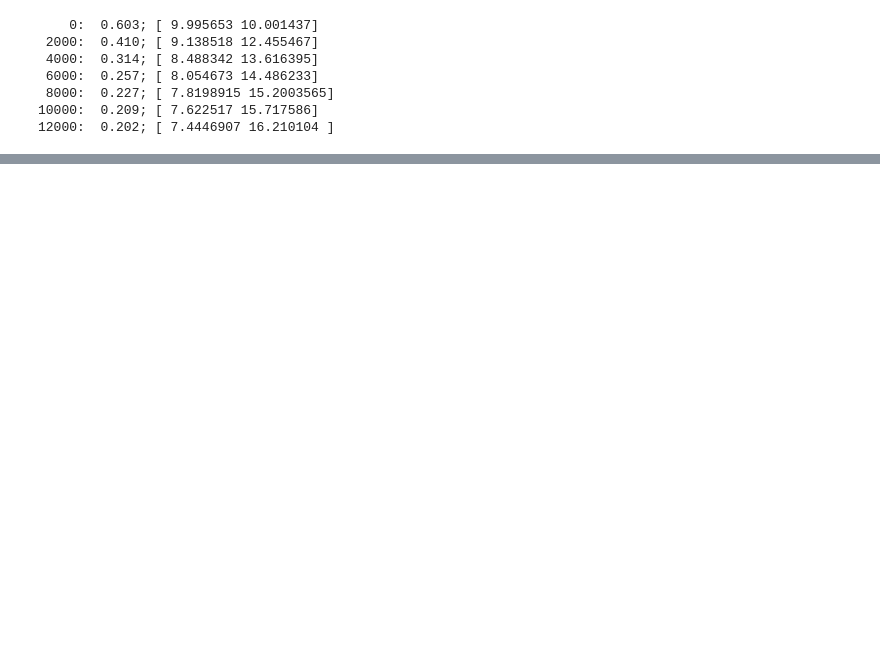
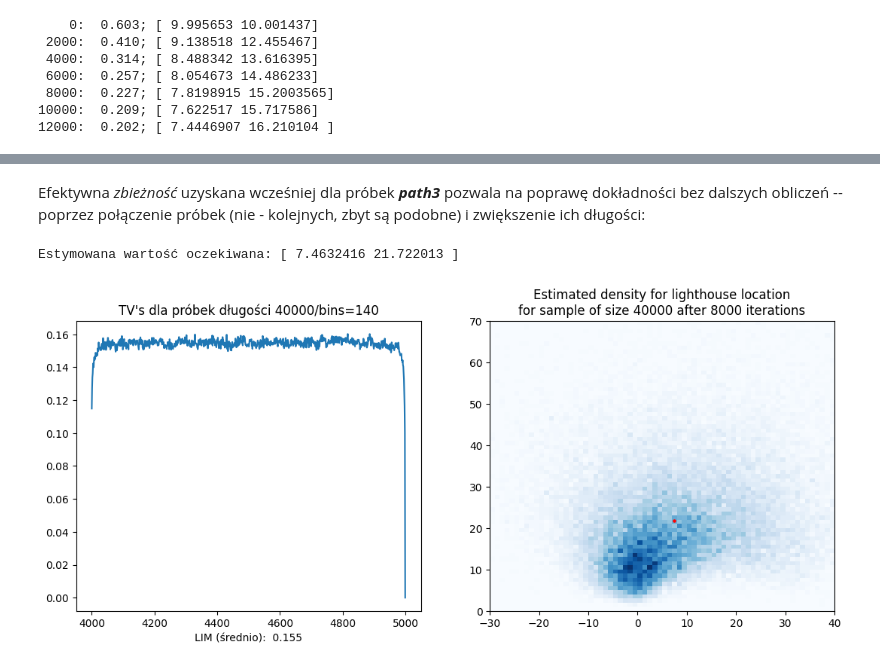
Before and after one commit to GrzegorzAndrzejczak/Programowanie-w-Pythonie, a Jupyter notebook: CASE-lighthouse.ipynb, the cells around one changed output, grey strips where cells are left out. Saved outputs shown, nothing was run; the diff lists cells and outputs as text; code cells hidden in the pictures; blank space fills up the shorter version.

```diff
--- a/CASE-lighthouse.ipynb
+++ b/CASE-lighthouse.ipynb
@@ -184,0 +181,33 @@ f"for sample of size {nwalkers} after {nsteps} iterations");
+# %% [markdown]
+Efektywna *zbieżność* uzyskana wcześniej dla próbek **_path3_** pozwala na poprawę dokładności bez dalszych obliczeń -- poprzez połączenie próbek (nie - kolejnych, zbyt są podobne) i zwiększenie ich długości:
+# %%
+nburn, nsteps, dist = 4000, 8000, 1000
+paths_ = paths3      # tylko próbki z grupy granicznej - ale z PRZESKOKIEM - co 1000
+n_rang = np.arange(nburn,nburn+dist)
+tvs = np.empty_like(n_rang, dtype=np.float32)
+res =np.asarray([np.vstack([paths_[i],paths_[i+dist],paths_[i+2*dist],paths_[i+3*dist]]) for i in n_rang])    # sklejamy z przeskokiem
+rozmS = res.shape[1]
+Hb, xb, yb = np.histogram2d(*res[-1].T, bins=bins, density=True, range=np.asarray([[-70,70],[0,140]]))    #
+for i in np.arange(dist):
+    path_ = res[i].T
+    H_, _, _ = np.histogram2d(*path_, bins=bins, density=True, range=np.asarray([[-70, 70], [0, 140]]))  # density=True,
+    tv_ = np.abs(H_ - Hb).sum()/2
+    # print(f'{k:4}: {tm_:6.3f}')
+    tvs[i] = tv_
+tvs *= (140/bins)**2   # podział na bins^2 zamiast 140^2
+fig, (ax0, ax) = plt.subplots(1,2,figsize=(13,5))
+ax0.plot(n_rang, tvs)
+ax0.set_title(f"TV's dla próbek długości {rozmS}/bins={bins}");
+ax0.set_xlabel(f"LIM (średnio): {tvs[100:-100].mean():6.3f}");
+Xb, Yb = np.meshgrid(xb, yb)
+ax.set_xlim(-30,40);
+ax.set_ylim(0,70);
+ax.pcolormesh(Xb, Yb, Hb.T, cmap="Blues");
+ax.set_title(f"Estimated density for lighthouse location\n"
+            f"for sample of size {rozmS} after {nsteps} iterations");
+E = res[-1].mean(axis=0)
+ax.scatter(*E,s=5, color="red")
+print("Estymowana wartość oczekiwana:", E)
+# %% [output]
+Estymowana wartość oczekiwana: [ 7.4632416 21.722013 ]
+[figure, added]
```
Also changed, not shown: parts of 7 cells of this notebook.
